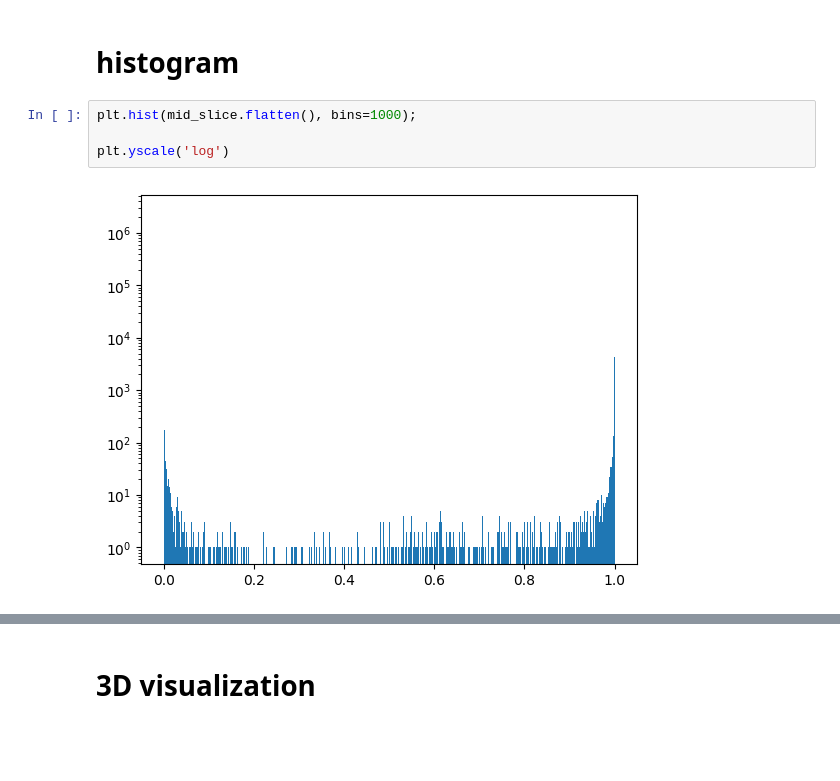
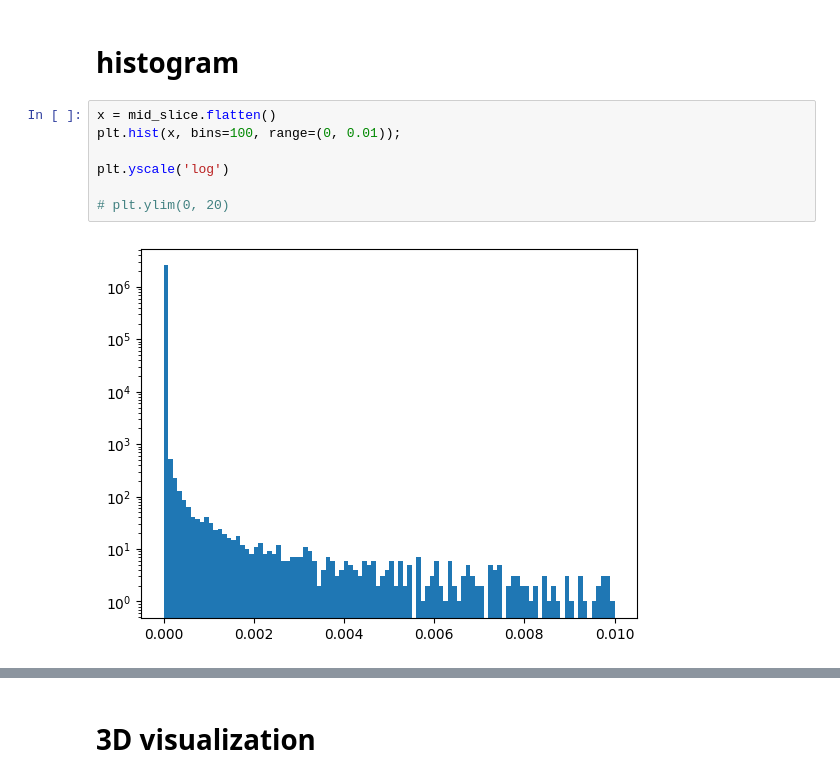
Before and after one commit to viktorcikojevic/kaggle_sennet, a Jupyter notebook: notebooks/investigate-predictions.ipynb, the cells around one changed output, grey strips where cells are left out. Cells and saved outputs as stored; diff of their text form; blank space fills up the shorter version.

```diff
--- a/notebooks/investigate-predictions.ipynb
+++ b/notebooks/investigate-predictions.ipynb
@@ -67,9 +67,12 @@ plt.imshow(mid_slice_labels[200:400, 600:800][15:30, 50:70][4:10, 6:12])
 [figure]
 # %% [markdown]
 # histogram
-# %%
-plt.hist(mid_slice.flatten(), bins=1000);
-
-plt.yscale('log')
-# %% [output]
-[figure, removed]
+# %%
+x = mid_slice.flatten()
+plt.hist(x, bins=100, range=(0, 0.01));
+
+plt.yscale('log')
+
+# plt.ylim(0, 20)
+# %% [output]
+[figure, added]
```
Also changed, not shown: parts of 9 cells of this notebook, 27 other files.
